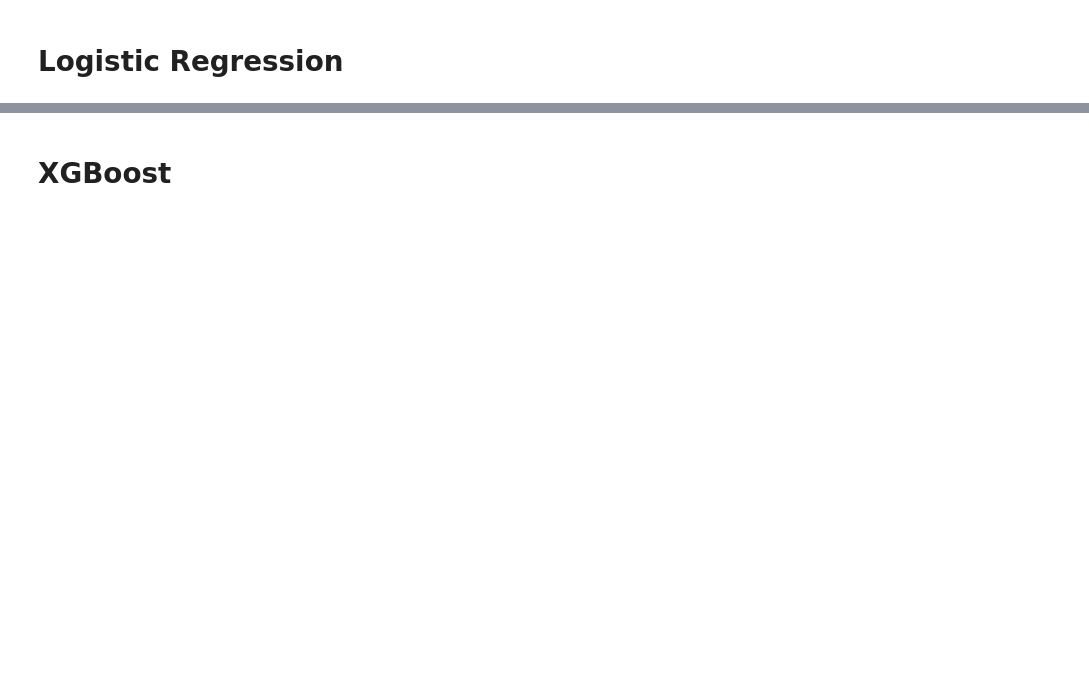
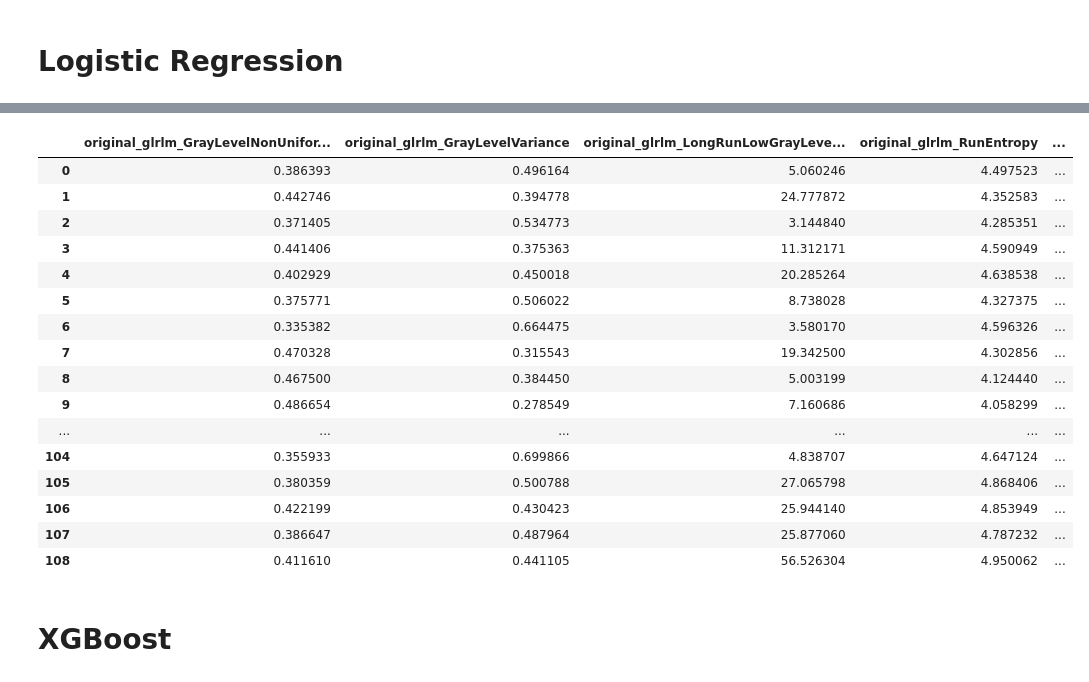
Before and after one commit to ikachko/algorithm-detects-liver-pathology, a Jupyter notebook: xgboost_learn.ipynb, the cells around one changed output, grey strips where cells are left out. Drawn from its saved outputs; the diff is of its cells as text; code cells hidden in the pictures; blank space fills up the shorter version.

```diff
--- a/xgboost_learn.ipynb
+++ b/xgboost_learn.ipynb
@@ -283,0 +355,39 @@ Accuracy: 57.14%
+# %%
+glrlm_data = dataset[glrlm_features]
+seed = 14
+model = XGBClassifier()
+
+all_features_accuracies = []
+accuracies = []
+
+for i in range(1, len(glrlm_features)):
+
+    print('RCE, i:', i)
+    X = glrlm_data.iloc[:, :-1]
+    Y = glrlm_data.iloc[:, -1]
+#     model = LogisticRegression(solver='lbfgs', multi_class='auto')
+    rfe = RFE(model, i, step=2)
+    fit = rfe.fit(X, Y)
+    X_train, X_test, y_train, y_test = train_test_split(X, Y, test_size=test_size, random_state=seed)
+    model_res = model.fit(X_train, y_train)
+    accuracy = accuracy_score(y_test, model.predict(X_test))
+
+    all_features_accuracies.append(accuracy)
+
+    print("All features accuracy: %.2f%%" % (accuracy * 100.0))
+
+    RCE_selected_features = get_RCE_selected_features(fit)
+    RCE_selected_data = dataset[RCE_selected_features + ['diagnosis_code']]
+#     print(len(RCE_selected_data))
+    X = RCE_selected_data.iloc[:, :-1]
+    Y = RCE_selected_data.iloc[:, -1]
+
+    X_train, X_test, y_train, y_test = train_test_split(X, Y, test_size=test_size, random_state=seed)
+
+    rce_model_res = model.fit(X_train, y_train)
+    accuracy = accuracy_score(y_test, model.predict(X_test))
+    accuracies.append(accuracy)
+    print("RCE features accuracy: %.2f%%" % (accuracy * 100.0))
+
+
+# columns =
@@ -284,3 +455,24 @@ Accuracy: 57.14%
+# %%
+RCE_selected_data = dataset[RCE_selected_features + ['diagnosis_code']]
+RCE_selected_data
+# %% [output]
+|  | original_glrlm_GrayLevelNonUnifor... | original_glrlm_GrayLevelVariance | original_glrlm_LongRunLowGrayLeve... | original_glrlm_RunEntropy | ... |
+| 0 | 0.386393 | 0.496164 | 5.060246 | 4.497523 | ... |
+| 1 | 0.442746 | 0.394778 | 24.777872 | 4.352583 | ... |
+| 2 | 0.371405 | 0.534773 | 3.144840 | 4.285351 | ... |
+| 3 | 0.441406 | 0.375363 | 11.312171 | 4.590949 | ... |
+| 4 | 0.402929 | 0.450018 | 20.285264 | 4.638538 | ... |
+| 5 | 0.375771 | 0.506022 | 8.738028 | 4.327375 | ... |
+| 6 | 0.335382 | 0.664475 | 3.580170 | 4.596326 | ... |
+| 7 | 0.470328 | 0.315543 | 19.342500 | 4.302856 | ... |
+| 8 | 0.467500 | 0.384450 | 5.003199 | 4.124440 | ... |
+| 9 | 0.486654 | 0.278549 | 7.160686 | 4.058299 | ... |
+| ... | ... | ... | ... | ... | ... |
+| 104 | 0.355933 | 0.699866 | 4.838707 | 4.647124 | ... |
+| 105 | 0.380359 | 0.500788 | 27.065798 | 4.868406 | ... |
+| 106 | 0.422199 | 0.430423 | 25.944140 | 4.853949 | ... |
+| 107 | 0.386647 | 0.487964 | 25.877060 | 4.787232 | ... |
+| 108 | 0.411610 | 0.441105 | 56.526304 | 4.950062 | ... |
 # %% [markdown]
 # XGBoost
 # %%
```
Also changed, not shown: parts of 16 cells of this notebook.
